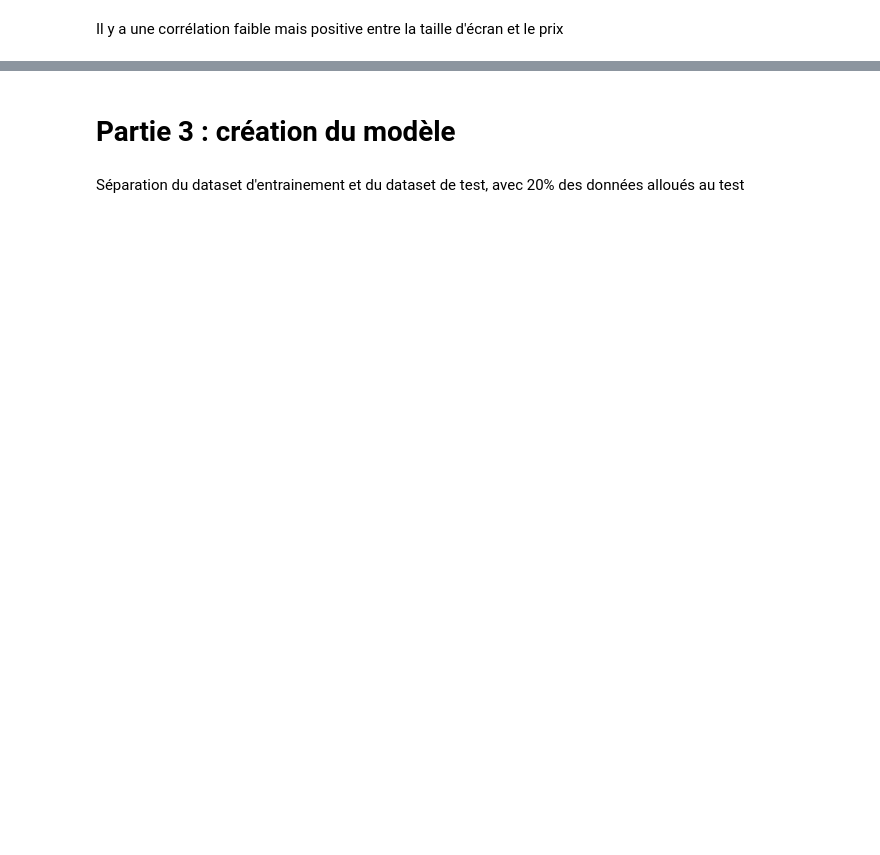
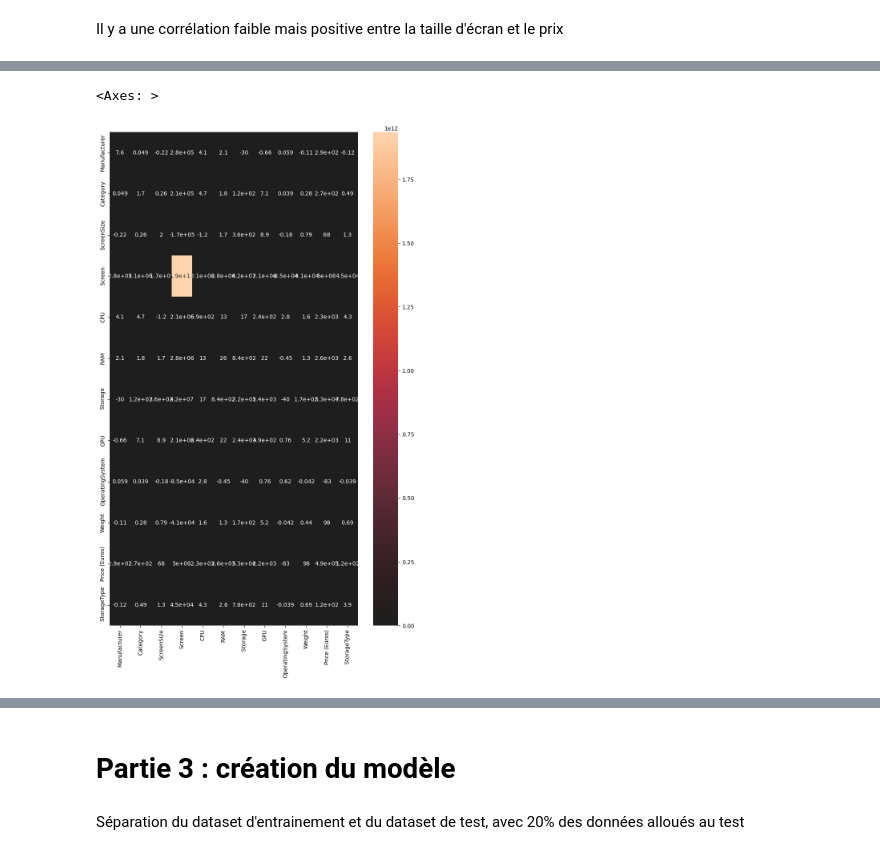
Before and after one commit to SnowZucc/Laptops-Data-Regression, a Jupyter notebook: data_analysis.ipynb, the cells around one changed output, grey strips where cells are left out. Cells and saved outputs as stored; diff of their text form; code cells hidden in the pictures; blank space fills up the shorter version.

```diff
--- a/data_analysis.ipynb
+++ b/data_analysis.ipynb
@@ -452,0 +519,3 @@ Il y a une corrélation faible mais positive entre la taille d'écran et le prix
+# %%
+cor_mat = laptop_data_quantified.cov()
+cor_mat
@@ -452,0 +553,6 @@ Il y a une corrélation faible mais positive entre la taille d'écran et le prix
+# %%
+plt.figure(figsize=(10, 16))
+sns.heatmap(cor_mat, annot=True, center=0)
+# %% [output]
+<Axes: >
+[figure, added]
```
Also changed, not shown: parts of 36 cells of this notebook.
